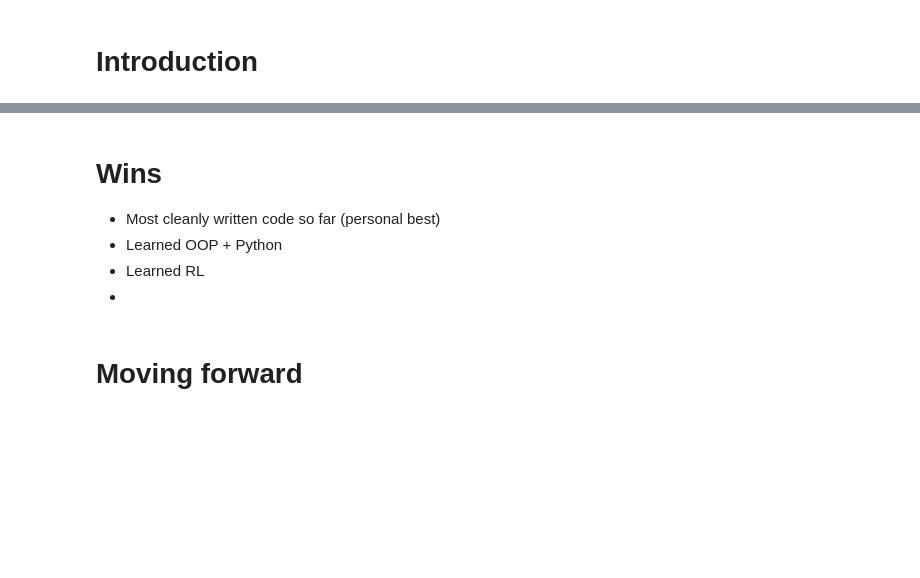
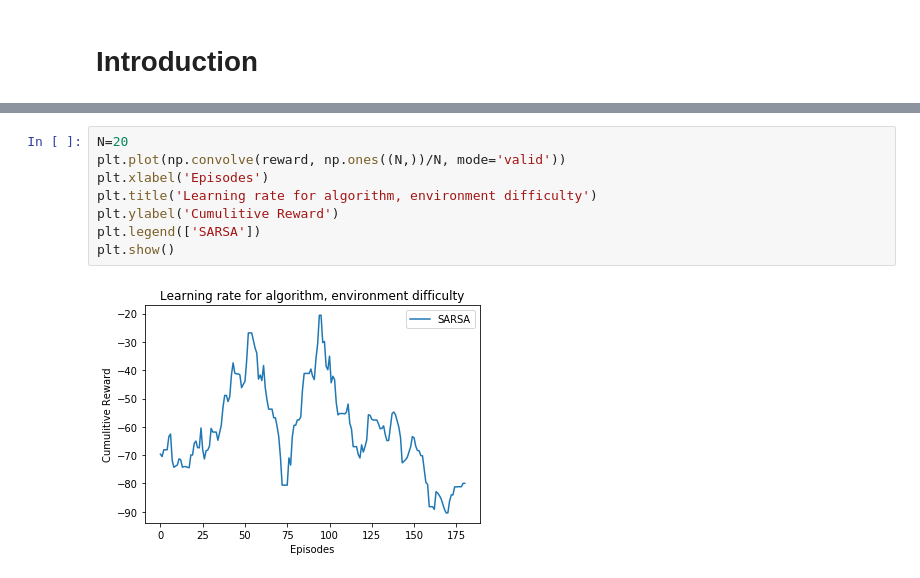
Before and after one commit to alex-faustino/rl-sandbox, a Jupyter notebook: project/alkurdi2/Project.ipynb, the cells around one changed output, grey strips where cells are left out. Saved outputs shown, nothing was run; the diff lists cells and outputs as text; blank space fills up the shorter version.

```diff
--- a/project/alkurdi2/Project.ipynb
+++ b/project/alkurdi2/Project.ipynb
@@ -171,8 +200,10 @@ plt.show()
-# %% [markdown]
-# Wins
-- Most cleanly written code so far (personal best)
-- Learned OOP + Python
-- Learned RL
--
-# %% [markdown]
-# Moving forward
+# %%
+N=20
+plt.plot(np.convolve(reward, np.ones((N,))/N, mode='valid'))
+plt.xlabel('Episodes')
+plt.title('Learning rate for algorithm, environment difficulty')
+plt.ylabel('Cumulitive Reward')
+plt.legend(['SARSA'])
+plt.show()
+# %% [output]
+[figure, added]
```
Also changed, not shown: parts of 18 cells of this notebook, 2 other files.
